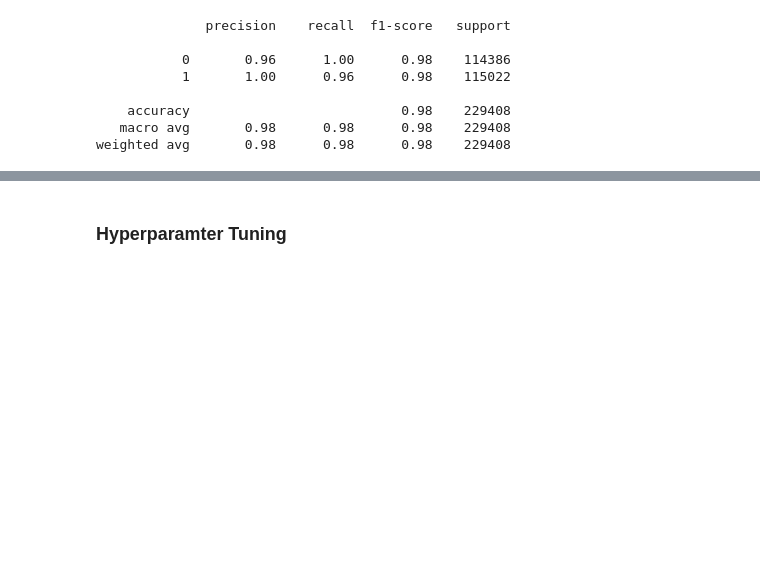
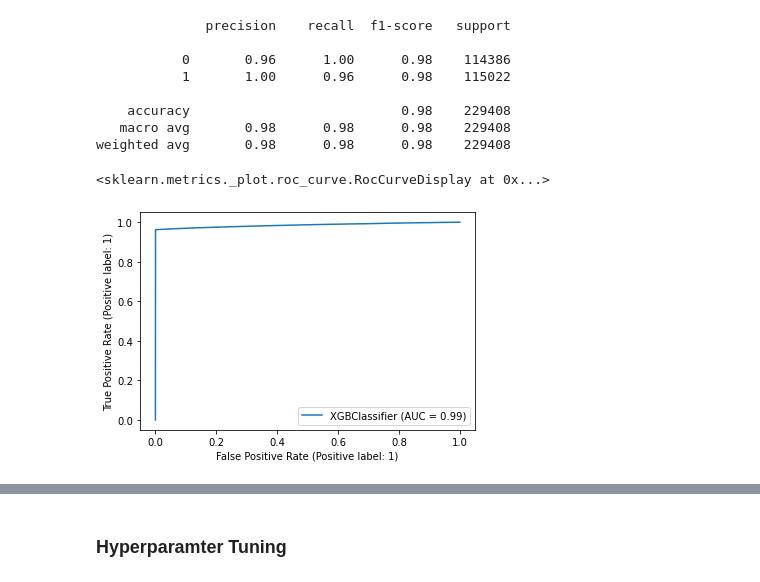
Before and after one commit to raghavendra17/Auto-Insurance-Claim-Predicton, a Jupyter notebook: XGBoost.ipynb, the cells around one changed output, grey strips where cells are left out. Drawn from its saved outputs; the diff is of its cells as text; code cells hidden in the pictures; blank space fills up the shorter version.

```diff
--- a/XGBoost.ipynb
+++ b/XGBoost.ipynb
@@ -118,3 +146,8 @@ print(classification_report(y_test, y_pred1))
     accuracy                           0.98    229408
    macro avg       0.98      0.98      0.98    229408
 weighted avg       0.98      0.98      0.98    229408
+# %%
+RocCurveDisplay.from_estimator(model1, X_test, y_test)
+# %% [output]
+<sklearn.metrics._plot.roc_curve.RocCurveDisplay at 0x...>
+[figure, added]
```
Also changed, not shown: parts of 10 cells of this notebook.
